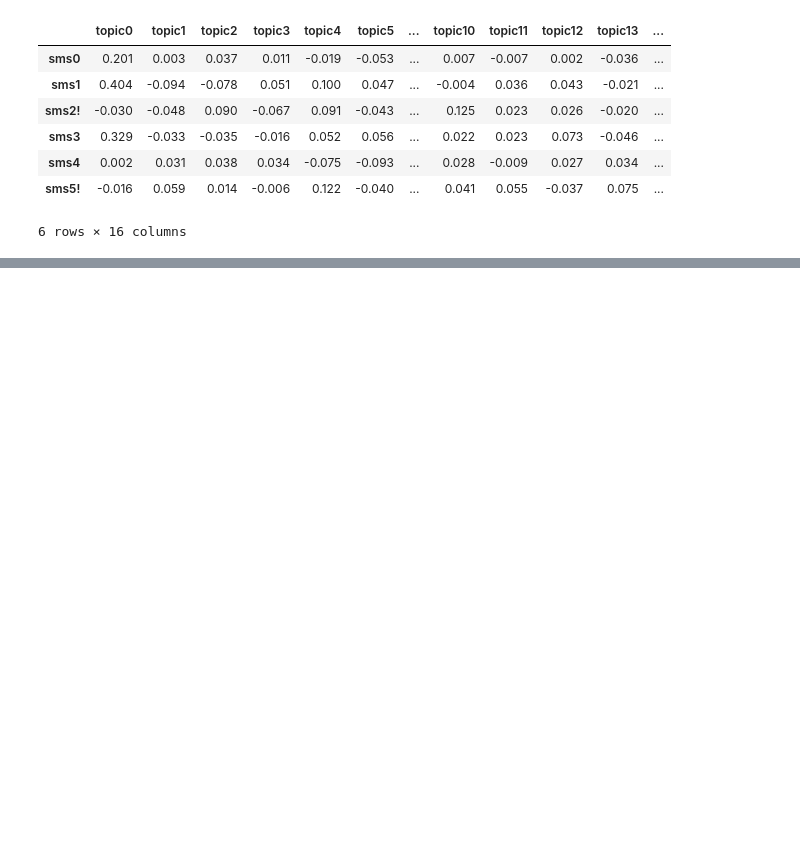
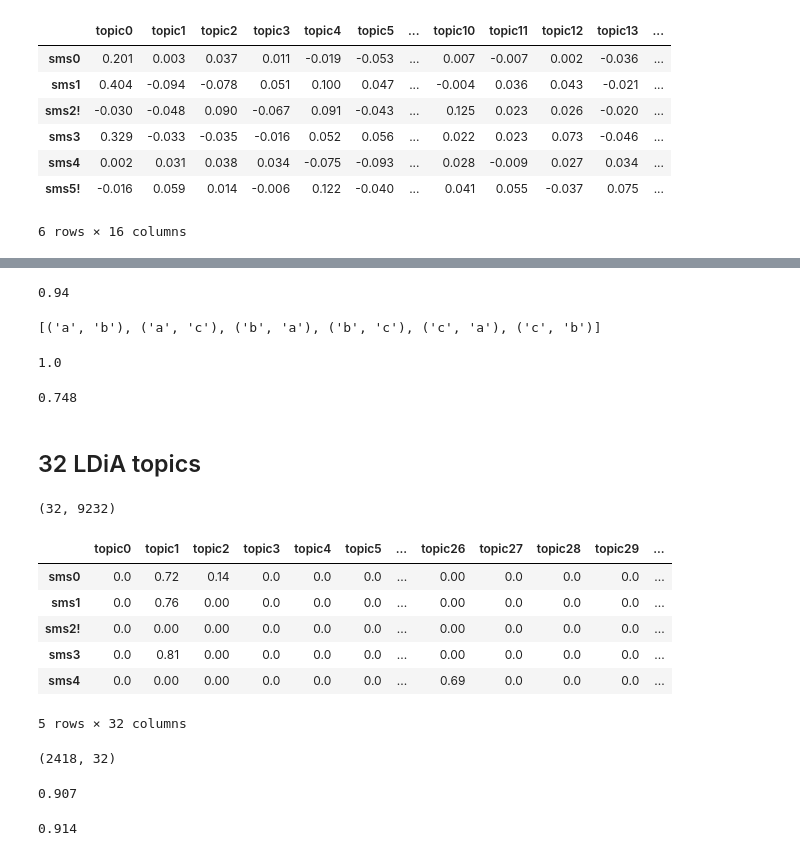
Before and after one commit to alextanhongpin/natural-language-processing-in-action, a Jupyter notebook: 04_semantic_analysis/main.ipynb, the cells around one changed output, grey strips where cells are left out. Drawn from its saved outputs; the diff is of its cells as text; code cells hidden in the pictures; blank space fills up the shorter version.

```diff
--- a/04_semantic_analysis/main.ipynb
+++ b/04_semantic_analysis/main.ipynb
@@ -370,0 +489,59 @@ svd_topic_vectors.round(3).head(6)
+# %%
+lda = LDA(n_components=1)
+lda = lda.fit(X_train, y_train)
+sms['ldia16_spam'] = lda.predict(ldia16_topic_vectors)
+round(float(lda.score(X_test, y_test)), 2)
+# %% [output]
+0.94
+# %%
+word_list = list('abc')
+all_pairs = [(word1, word2)
+             for (word1, word2)
+             in product(word_list, word_list)
+             if not word1 == word2]
+all_pairs
+# %% [output]
+[('a', 'b'), ('a', 'c'), ('b', 'a'), ('b', 'c'), ('c', 'a'), ('c', 'b')]
+# %%
+tfidf = TfidfVectorizer(tokenizer=casual_tokenize)
+tfidf_docs = tfidf.fit_transform(raw_documents=sms.text).toarray()
+tfidf_docs = tfidf_docs - tfidf_docs.mean(axis=0)
+
+X_train, X_test, y_train, y_test = train_test_split(tfidf_docs,
+                                                    sms.spam.values,
+                                                    test_size=0.5,
+                                                    random_state=271828)
+lda = LDA(n_components=1)
+lda = lda.fit(X_train, y_train)
+round(float(lda.score(X_train, y_train)), 3)
+# %% [output]
+1.0
+# %%
+round(float(lda.score(X_test, y_test)), 3)
+# %% [output]
+0.748
+# %% [markdown]
+## 32 LDiA topics
+# %%
+ldia32 = LDiA(n_components=32,
+              learning_method='batch')
+ldia32 = ldia32.fit(bow_docs)
+ldia32.components_.shape
+# %% [output]
+(32, 9232)
+# %%
+ldia32_topic_vectors = ldia32.transform(bow_docs)
+columns32 = ['topic{}'.format(i)
+             for i in range(ldia32.n_components)]
+ldia32_topic_vectors = pd.DataFrame(ldia32_topic_vectors,
+                                    index=index,
+                                    columns=columns32)
+ldia32_topic_vectors.round(2).head()
+# %% [output]
+|  | topic0 | topic1 | topic2 | topic3 | topic4 | topic5 | ... | topic26 | topic27 | topic28 | topic29 | ... |
+| sms0 | 0.0 | 0.72 | 0.14 | 0.0 | 0.0 | 0.0 | ... | 0.00 | 0.0 | 0.0 | 0.0 | ... |
+| sms1 | 0.0 | 0.76 | 0.00 | 0.0 | 0.0 | 0.0 | ... | 0.00 | 0.0 | 0.0 | 0.0 | ... |
+| sms2! | 0.0 | 0.00 | 0.00 | 0.0 | 0.0 | 0.0 | ... | 0.00 | 0.0 | 0.0 | 0.0 | ... |
+| sms3 | 0.0 | 0.81 | 0.00 | 0.0 | 0.0 | 0.0 | ... | 0.00 | 0.0 | 0.0 | 0.0 | ... |
+| sms4 | 0.0 | 0.00 | 0.00 | 0.0 | 0.0 | 0.0 | ... | 0.69 | 0.0 | 0.0 | 0.0 | ... |
+5 rows × 32 columns
@@ -370,0 +553,15 @@ svd_topic_vectors.round(3).head(6)
+# %%
+lda = LDA(n_components=1)
+lda = lda.fit(X_train, y_train)
+sms['ldia32_spam'] = lda.predict(ldia32_topic_vectors)
+X_train.shape
+# %% [output]
+(2418, 32)
+# %%
+round(float(lda.score(X_train, y_train)), 3)
+# %% [output]
+0.907
+# %%
+round(float(lda.score(X_test, y_test)), 3)
+# %% [output]
+0.914
```
Also changed, not shown: parts of 31 cells of this notebook.
